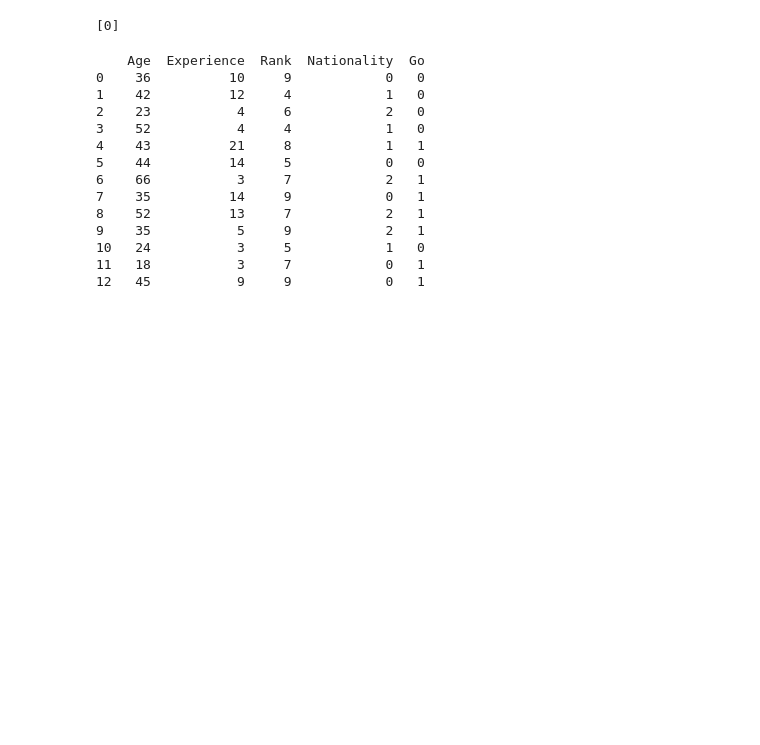
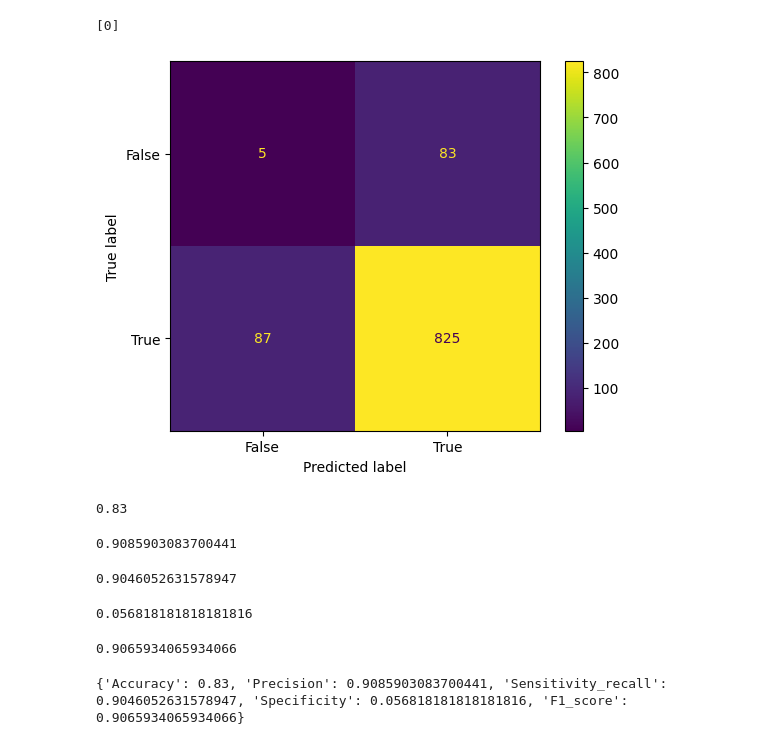
Before and after one commit to SobhanSaeedi7/MachineLearning, a Jupyter notebook: 37.start/4.machine_learning_tutorial.ipynb, the cells around one changed output. Drawn from its saved outputs; the diff is of its cells as text; code cells hidden in the pictures; blank space fills up the shorter version.

```diff
--- a/37.start/4.machine_learning_tutorial.ipynb
+++ b/37.start/4.machine_learning_tutorial.ipynb
@@ -323,20 +330,45 @@ tree.plot_tree(dtree, feature_names=features)
 print(dtree.predict([[40, 10, 6, 1]]))
 # %% [output]
 [0]
-# %%
-print()
-# %% [output]
-    Age  Experience  Rank  Nationality  Go
-0    36          10     9            0   0
-1    42          12     4            1   0
-2    23           4     6            2   0
-3    52           4     4            1   0
-4    43          21     8            1   1
-5    44          14     5            0   0
-6    66           3     7            2   1
-7    35          14     9            0   1
-8    52          13     7            2   1
-9    35           5     9            2   1
-10   24           3     5            1   0
-11   18           3     7            0   1
-12   45           9     9            0   1
+# %%
+actual = numpy.random.binomial(1,.9,size = 1000)
+predicted = numpy.random.binomial(1,.9,size = 1000)
+
+confusion_matrix = metrics.confusion_matrix(actual, predicted)
+
+cm_display = metrics.ConfusionMatrixDisplay(confusion_matrix = confusion_matrix, display_labels = [False, True])
+
+cm_display.plot()
+plt.show()
+# %% [output]
+[figure, added]
+# %%
+Accuracy = metrics.accuracy_score(actual, predicted)
+print(Accuracy)
+# %% [output]
+0.83
+# %%
+Precision = metrics.precision_score(actual, predicted)
+print(Precision)
+# %% [output]
+0.9085903083700441
+# %%
+Sensitivity_recall = metrics.recall_score(actual, predicted)
+print(Sensitivity_recall)
+# %% [output]
+0.9046052631578947
+# %%
+Specificity = metrics.recall_score(actual, predicted, pos_label=0)
+print(Specificity)
+# %% [output]
+0.056818181818181816
+# %%
+F1_score = metrics.f1_score(actual, predicted)
+print(F1_score)
+# %% [output]
+0.9065934065934066
+# %%
+
+print({"Accuracy":Accuracy,"Precision":Precision,"Sensitivity_recall":Sensitivity_recall,"Specificity":Specificity,"F1_score":F1_score})
+# %% [output]
+{'Accuracy': 0.83, 'Precision': 0.9085903083700441, 'Sensitivity_recall': 0.9046052631578947, 'Specificity': 0.056818181818181816, 'F1_score': 0.9065934065934066}
```
Also changed, not shown: parts of 37 cells of this notebook, 9 other files.
